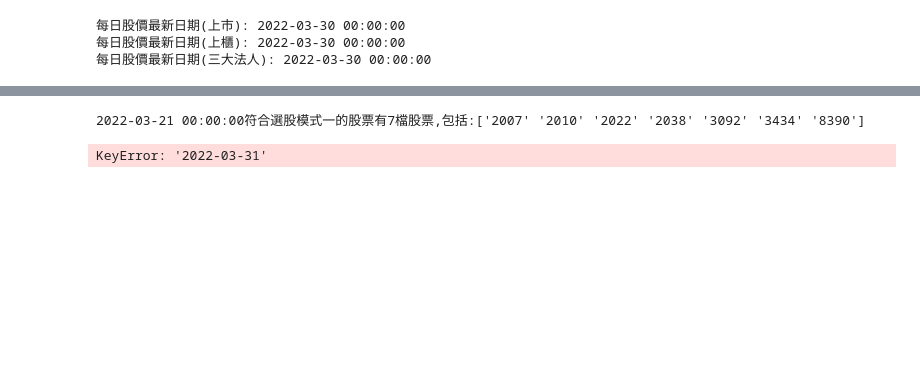
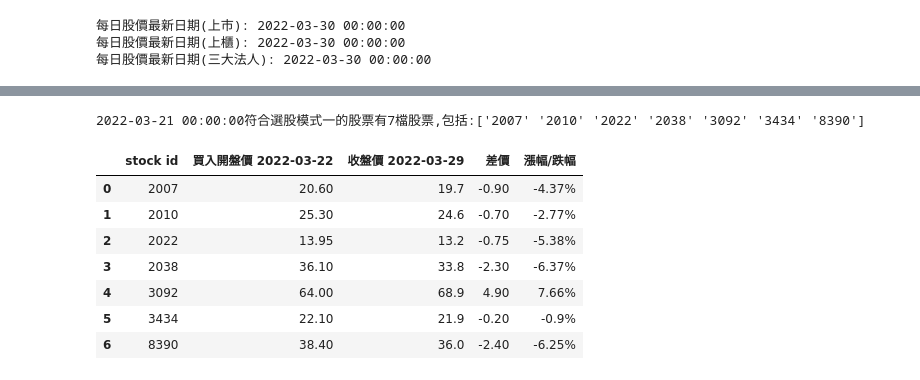
Before and after one commit to talen3031/tw_stock, a Jupyter notebook: dashboard.ipynb, the cells around one changed output, grey strips where cells are left out. Cells and saved outputs as stored; diff of their text form; code cells hidden in the pictures; blank space fills up the shorter version.

```diff
--- a/dashboard.ipynb
+++ b/dashboard.ipynb
@@ -107,37 +97,44 @@ plot.Technical_index_plot('2915',date_plot)
 # %%
 #選股模式一 testing................
-test_stocks=選股模式一(close,open_,high,volume,SMA_20,SMA_5_volume,三大法人買賣超,x=-8)
+test_stocks=選股模式一(close,open_,high,volume,SMA_20,SMA_5_volume,三大法人買賣超,x=-7)
 def 買入(open_df,close_df,st):
     stocks=st['stocks']
     date=st['date'].date()
     stock_list=[]
 
     if date.weekday()==4:
         date_買入=(date+datetime.timedelta(days=3)).strftime("%Y-%m-%d")
     else:
         date_買入=(date+datetime.timedelta(days=1)).strftime("%Y-%m-%d")
     if date_today.hour>=14:
         date_今日=date_today.strftime("%Y-%m-%d")
         if date_today.weekday()==5:
             date_今日=(date_today-datetime.timedelta(days=1)).strftime("%Y-%m-%d")
         if date_today.weekday()==6:
             date_今日=(date_today-datetime.timedelta(days=2)).strftime("%Y-%m-%d")
     else:
         date_今日=(date_today-datetime.timedelta(days=1)).strftime("%Y-%m-%d")
     for stock in stocks:
         stockdic={}
         stockdic['stock id']=stock
         stockdic[f'買入開盤價 {date_買入}']=open_df[stock][date_買入]
         stockdic[f'收盤價 {date_今日}']=close_df[stock][date_今日]
         stockdic['差價']=close_df[stock][date_今日]-open_df[stock][date_買入]
         stockdic['漲幅/跌幅']=str(round((close_df[stock][date_今日]-open_df[stock][date_買入])/open_df[stock][date_買入]*100,2))+"%"
         stock_list.append(stockdic)
     return pd.DataFrame(stock_list)
 s=買入(open_,close,test_stocks)
 s
 # %% [output]
 2022-03-21 00:00:00符合選股模式一的股票有7檔股票,包括:['2007' '2010' '2022' '2038' '3092' '3434' '8390']
-KeyError: '2022-03-31'
+|  | stock id | 買入開盤價 2022-03-22 | 收盤價 2022-03-29 | 差價 | 漲幅/跌幅 |
+| 0 | 2007 | 20.60 | 19.7 | -0.90 | -4.37% |
+| 1 | 2010 | 25.30 | 24.6 | -0.70 | -2.77% |
+| 2 | 2022 | 13.95 | 13.2 | -0.75 | -5.38% |
+| 3 | 2038 | 36.10 | 33.8 | -2.30 | -6.37% |
+| 4 | 3092 | 64.00 | 68.9 | 4.90 | 7.66% |
+| 5 | 3434 | 22.10 | 21.9 | -0.20 | -0.9% |
+| 6 | 8390 | 38.40 | 36.0 | -2.40 | -6.25% |
 # %%
 #其他選股策略............................................................
 dmi策略_stocks=dmi策略(close,low,OBV,obv_ema,EMA_144,MINUS_DI,PLUS_DI,ADX,x=-2)
```
Also changed, not shown: parts of 5 cells of this notebook.
